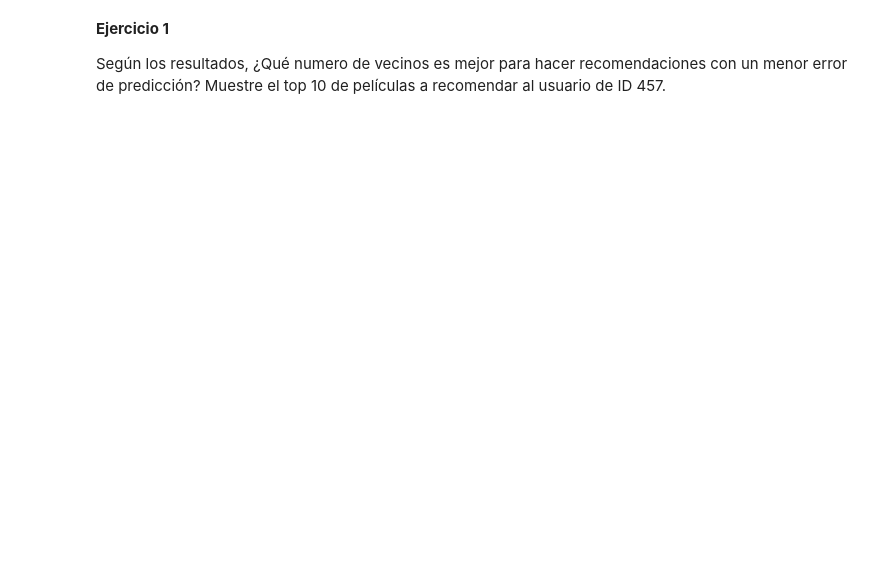
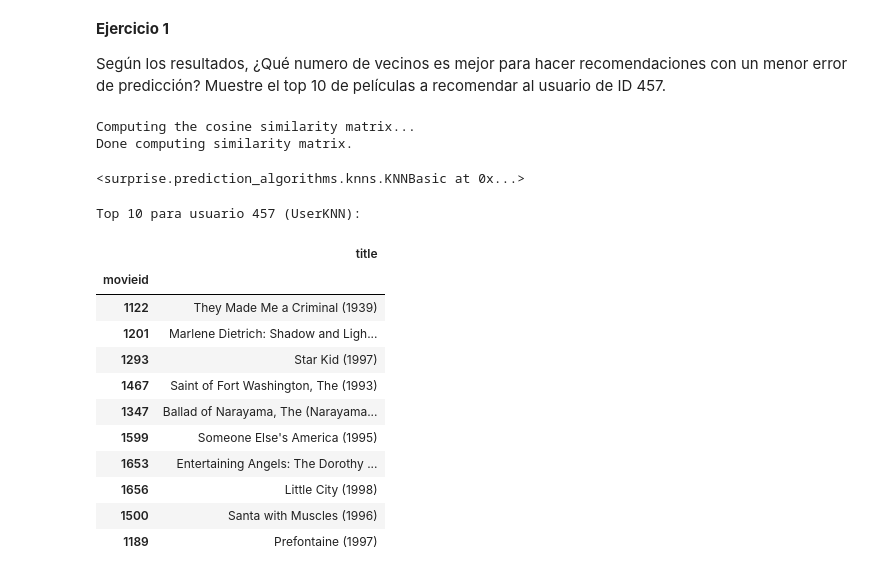
Before and after one commit to davidlealo/practicos_sisrec_2026, a Jupyter notebook: practico01/tarea/01_uKNN_Surprise_dlealo.ipynb, the cells around one changed output. Drawn from its saved outputs; the diff is of its cells as text; code cells hidden in the pictures; blank space fills up the shorter version.

Commit message:
fin ejercicio usuarios

```diff
--- a/practico01/tarea/01_uKNN_Surprise_dlealo.ipynb
+++ b/practico01/tarea/01_uKNN_Surprise_dlealo.ipynb
@@ -397,5 +397,9 @@ plt.show()
 
 Según los resultados, ¿Qué numero de vecinos es mejor para hacer recomendaciones con un menor error de predicción? Muestre el top 10 de películas a recomendar al usuario de ID 457.
 # %%
-myUserKnn = surprise.KNNBasic(k=, sim_options={'name': 'cosine', 'user_based': True})
+myUserKnn = surprise.KNNBasic(k=50, sim_options={'name': 'cosine', 'user_based': True})
 myUserKnn.fit(trainset)
+# %% [output]
+Computing the cosine similarity matrix...
+Done computing similarity matrix.
+<surprise.prediction_algorithms.knns.KNNBasic at 0x...>
@@ -401,0 +408,18 @@ myUserKnn.fit(trainset)
+# %%
+print(f"Top 10 para usuario 457 (UserKNN):")
+pelis_recomendadas = [int(m[0]) for m in top_n["457"]]
+info_file.loc[pelis_recomendadas][['title']]
+# %% [output]
+Top 10 para usuario 457 (UserKNN):
+|  | title |
+| movieid |  |
+| 1122 | They Made Me a Criminal (1939) |
+| 1201 | Marlene Dietrich: Shadow and Ligh... |
+| 1293 | Star Kid (1997) |
+| 1467 | Saint of Fort Washington, The (1993) |
+| 1347 | Ballad of Narayama, The (Narayama... |
+| 1599 | Someone Else's America (1995) |
+| 1653 | Entertaining Angels: The Dorothy ... |
+| 1656 | Little City (1998) |
+| 1500 | Santa with Muscles (1996) |
+| 1189 | Prefontaine (1997) |
```
Also changed, not shown: parts of 11 cells of this notebook.
